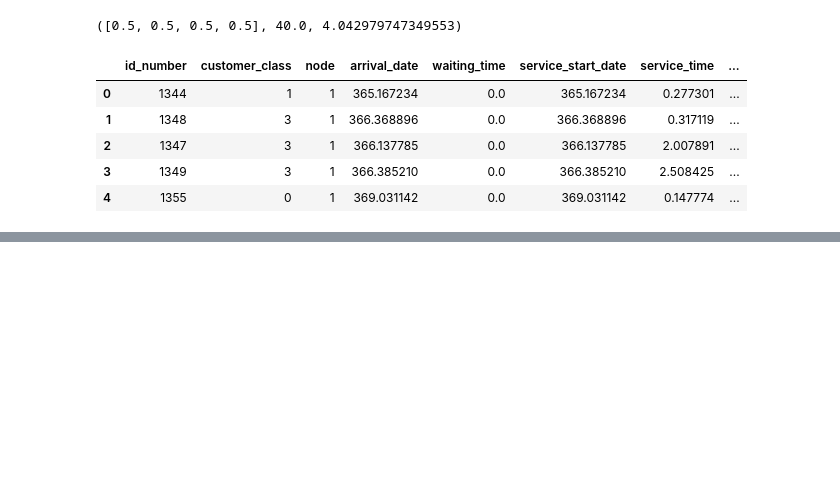
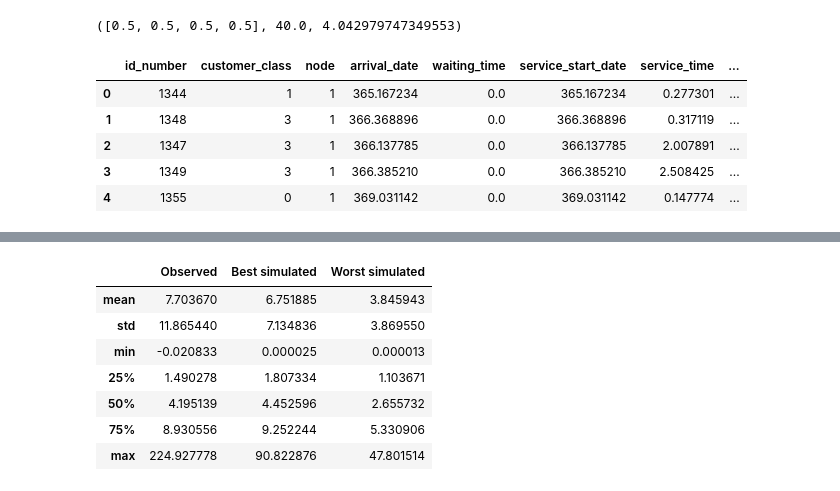
Before and after one commit to daffidwilde/copd-paper, a Jupyter notebook: nbs/queuing.ipynb, the cells around one changed output, grey strips where cells are left out. Cells and saved outputs as stored; diff of their text form; code cells hidden in the pictures; blank space fills up the shorter version.

Commit message:
Adjust binning and add comparison table for Wass.

```diff
--- a/nbs/queuing.ipynb
+++ b/nbs/queuing.ipynb
@@ -242,0 +243,24 @@ plt.savefig("../img/worst_params.pdf", transparent=True)
+# %%
+describes = pd.concat(
+    [
+        values.describe().iloc[1:]
+        for values in [
+            copd["true_los"], best_df["system_time"], worst_df["system_time"]
+        ]
+    ],
+    axis=1,
+)
+
+describes.columns = ["Observed", "Best simulated", "Worst simulated"]
+describes.to_latex("../tex/comparison.tex")
+
+describes
+# %% [output]
+|  | Observed | Best simulated | Worst simulated |
+| mean | 7.703670 | 6.751885 | 3.845943 |
+| std | 11.865440 | 7.134836 | 3.869550 |
+| min | -0.020833 | 0.000025 | 0.000013 |
+| 25% | 1.490278 | 1.807334 | 1.103671 |
+| 50% | 4.195139 | 4.452596 | 2.655732 |
+| 75% | 8.930556 | 9.252244 | 5.330906 |
+| max | 224.927778 | 90.822876 | 47.801514 |
```
Also changed, not shown: parts of 3 cells of this notebook, 3 other files.
